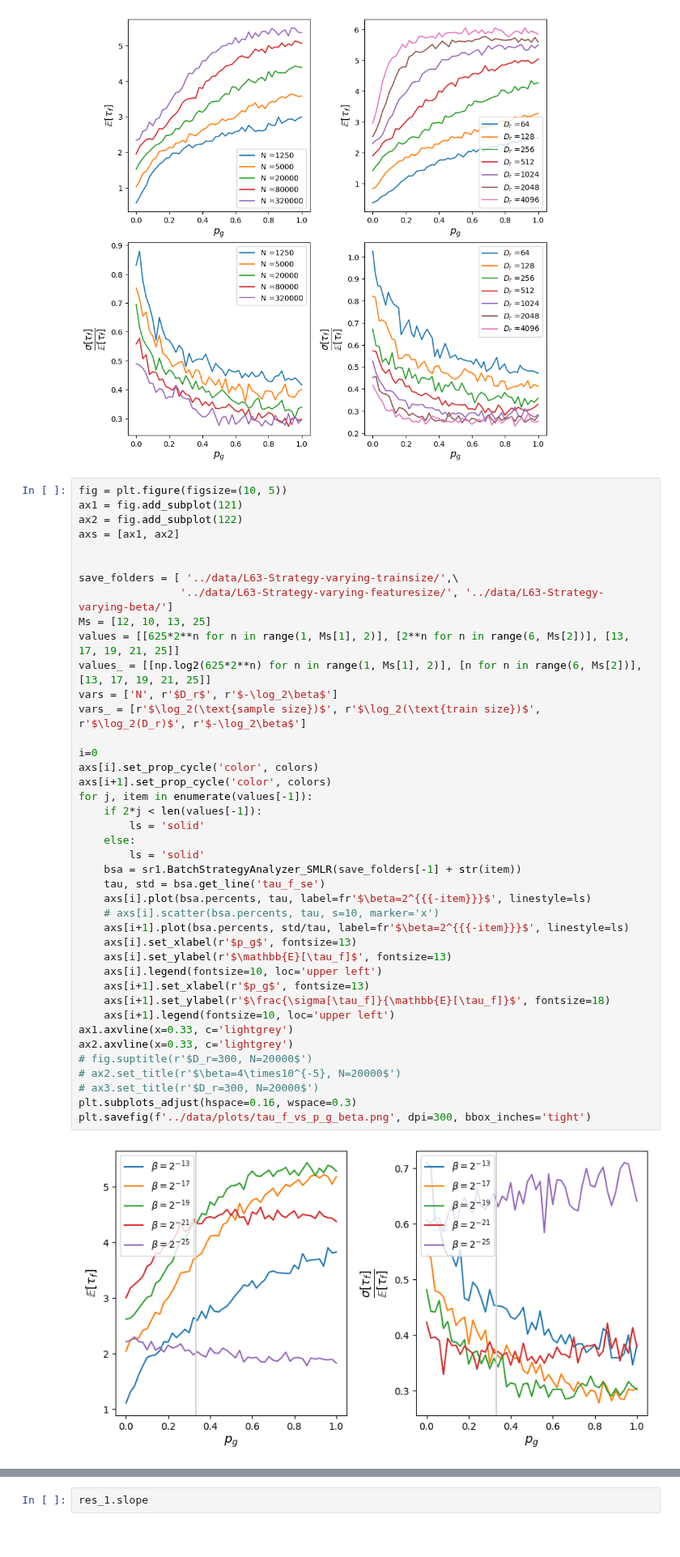
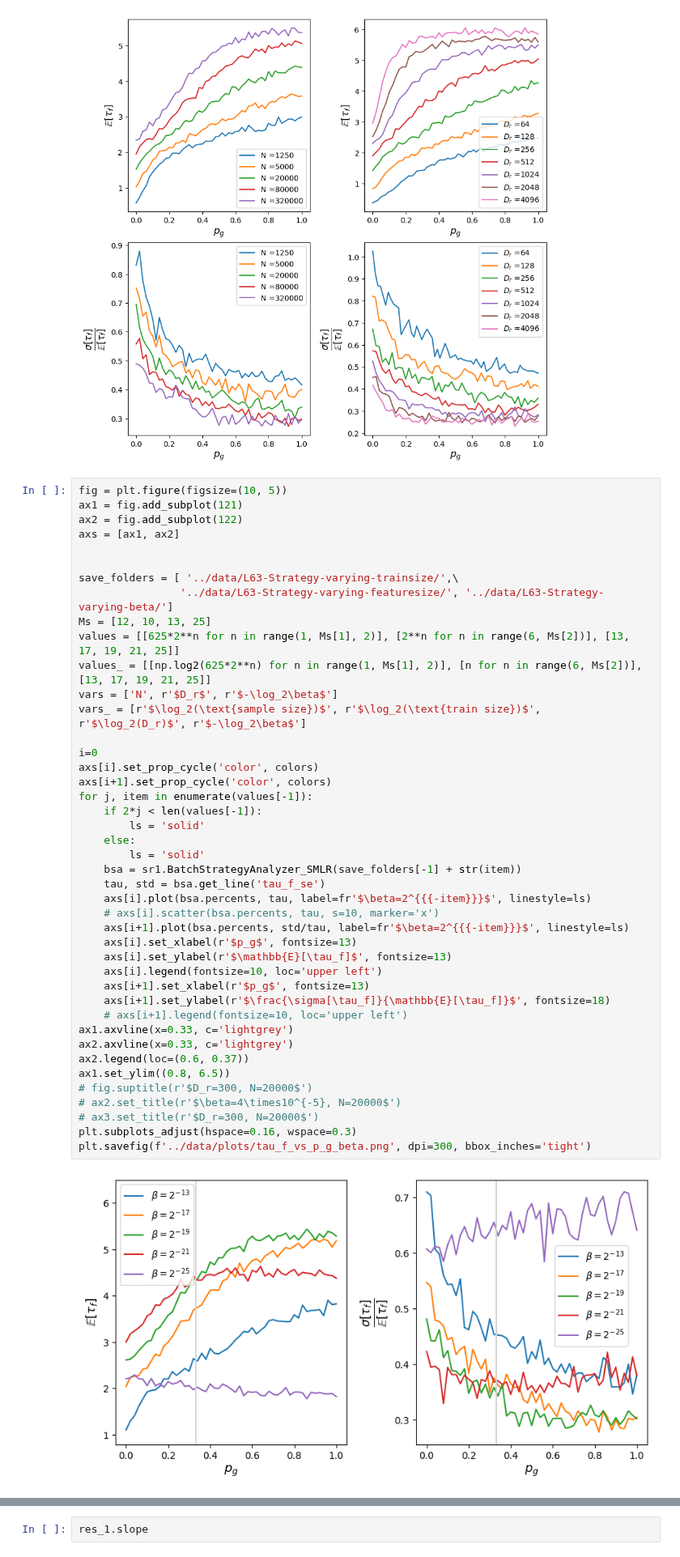
Before and after one commit to pinakm9/random-feature-map, a Jupyter notebook: notebooks/Section-4.1-4.3.ipynb, the cells around one changed output, grey strips where cells are left out. Shown at 81% size. Saved outputs shown, nothing was run; the diff lists cells and outputs as text.

```diff
--- a/notebooks/Section-4.1-4.3.ipynb
+++ b/notebooks/Section-4.1-4.3.ipynb
@@ -74,35 +74,37 @@ values = [[625*2**n for n in range(1, Ms[1], 2)], [2**n for n in range(6, Ms[2])
 values_ = [[np.log2(625*2**n) for n in range(1, Ms[1], 2)], [n for n in range(6, Ms[2])], [13, 17, 19, 21, 25]]
 vars = ['N', r'$D_r$', r'$-\log_2\beta$']
 vars_ = [r'$\log_2(\text{sample size})$', r'$\log_2(\text{train size})$', r'$\log_2(D_r)$', r'$-\log_2\beta$']
 
 i=0
 axs[i].set_prop_cycle('color', colors)
 axs[i+1].set_prop_cycle('color', colors)
 for j, item in enumerate(values[-1]):
     if 2*j < len(values[-1]):
         ls = 'solid'
     else:
         ls = 'solid'
     bsa = sr1.BatchStrategyAnalyzer_SMLR(save_folders[-1] + str(item))
     tau, std = bsa.get_line('tau_f_se')
     axs[i].plot(bsa.percents, tau, label=fr'$\beta=2^{{{-item}}}$', linestyle=ls)
     # axs[i].scatter(bsa.percents, tau, s=10, marker='x')
     axs[i+1].plot(bsa.percents, std/tau, label=fr'$\beta=2^{{{-item}}}$', linestyle=ls)
     axs[i].set_xlabel(r'$p_g$', fontsize=13)
     axs[i].set_ylabel(r'$\mathbb{E}[\tau_f]$', fontsize=13)
     axs[i].legend(fontsize=10, loc='upper left')
     axs[i+1].set_xlabel(r'$p_g$', fontsize=13)
     axs[i+1].set_ylabel(r'$\frac{\sigma[\tau_f]}{\mathbb{E}[\tau_f]}$', fontsize=18)
-    axs[i+1].legend(fontsize=10, loc='upper left')
+    # axs[i+1].legend(fontsize=10, loc='upper left')
 ax1.axvline(x=0.33, c='lightgrey')
 ax2.axvline(x=0.33, c='lightgrey')
+ax2.legend(loc=(0.6, 0.37))
+ax1.set_ylim((0.8, 6.5))
 # fig.suptitle(r'$D_r=300, N=20000$')
 # ax2.set_title(r'$\beta=4\times10^{-5}, N=20000$')
 # ax3.set_title(r'$D_r=300, N=20000$')
 plt.subplots_adjust(hspace=0.16, wspace=0.3)
 plt.savefig(f'../data/plots/tau_f_vs_p_g_beta.png', dpi=300, bbox_inches='tight')
 # %% [output]
-[figure, old version]
+[figure, new version]
 # %%
 fig = plt.figure(figsize=(10, 5))
 ax1 = fig.add_subplot(121)
```
Also changed, not shown: parts of 5 cells of this notebook, 2 other files.
